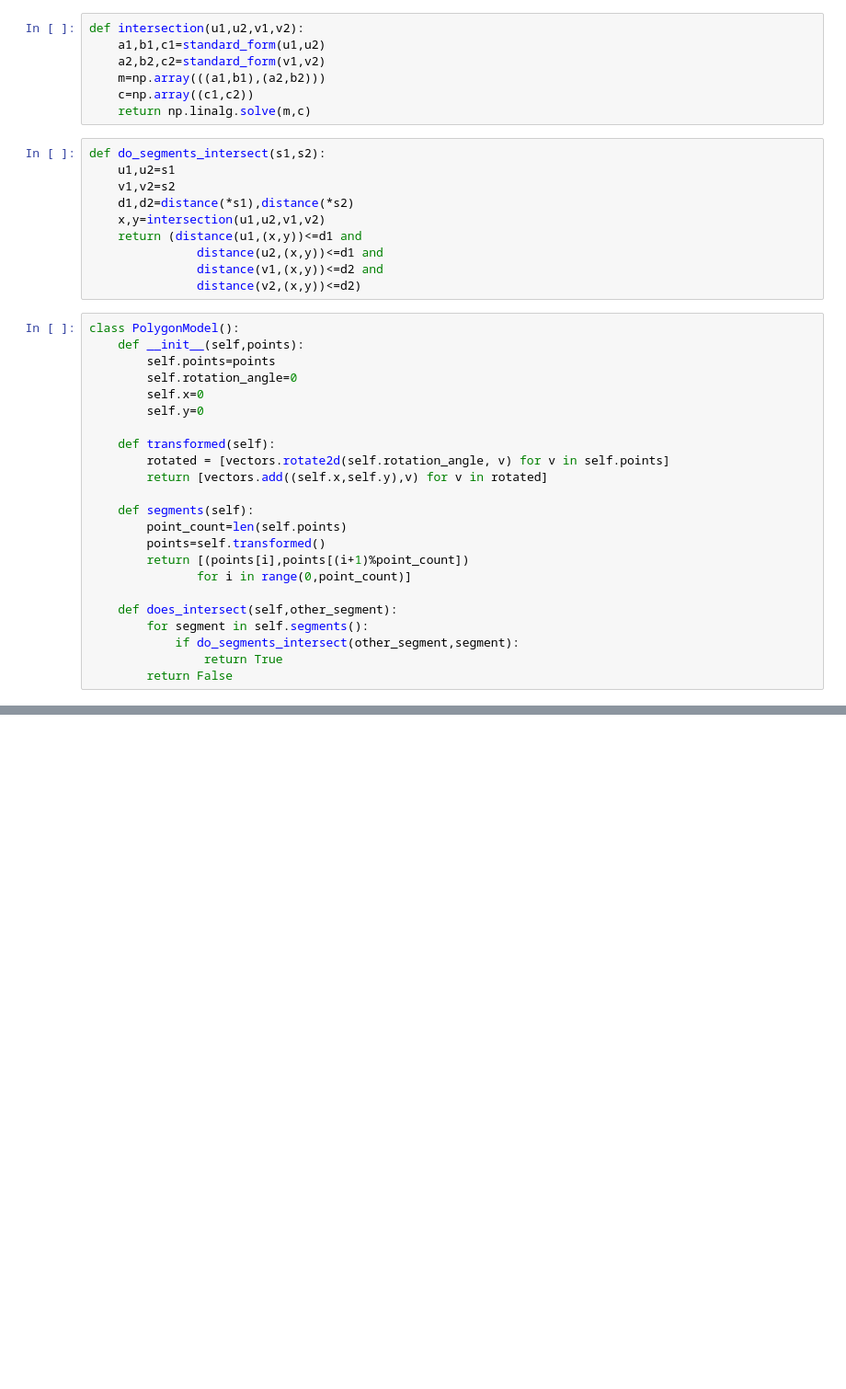
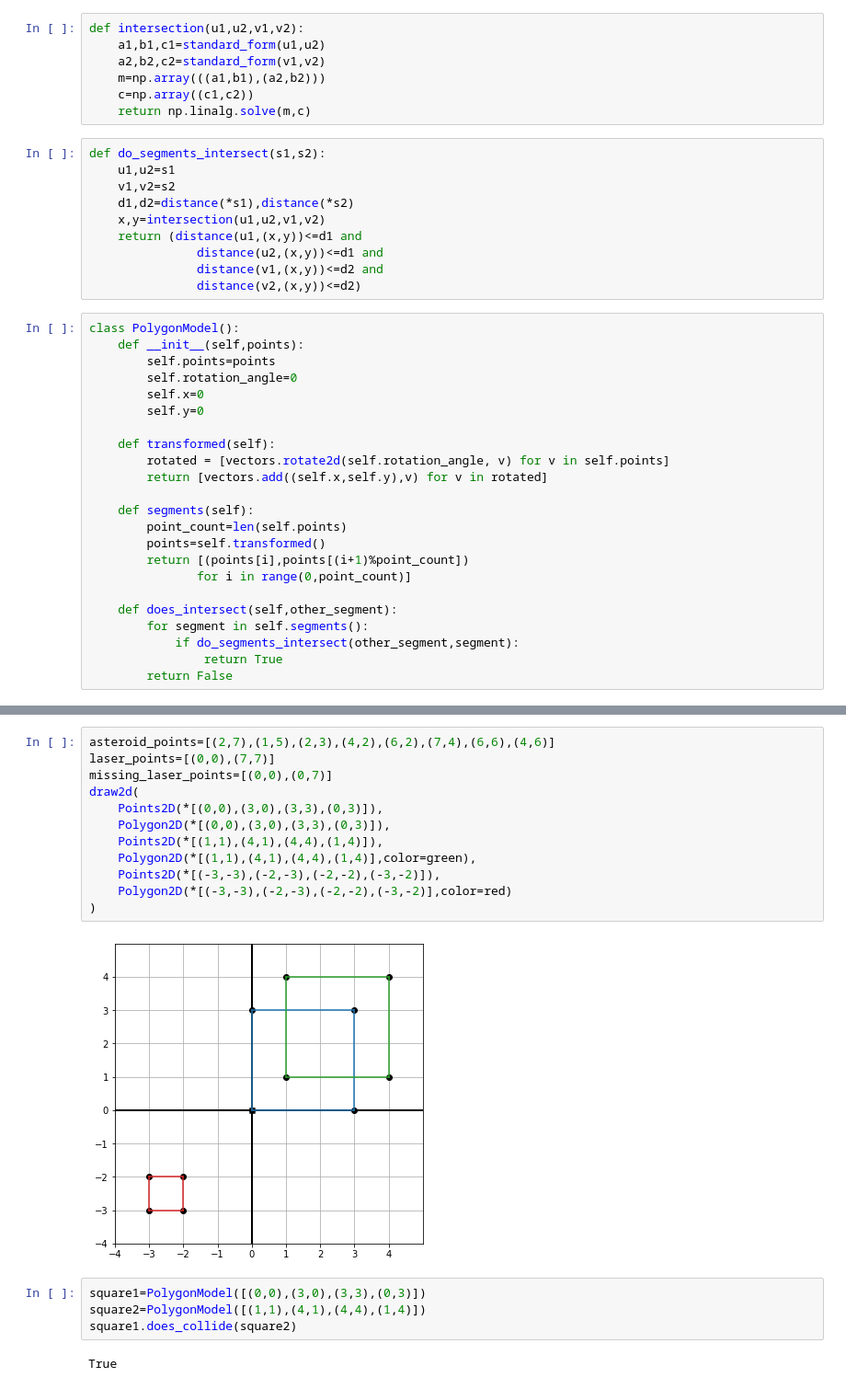
Before and after one commit to Sakurajima-sight/Mathematics-for-programmers-Python, a Jupyter notebook: Chapter 07/Untitled.ipynb, the cells around one changed output, grey strips where cells are left out. Shown: that part at 92% size. Drawn from its saved outputs; the diff is of its cells as text; blank space fills up the shorter version.

```diff
--- a/Chapter 07/Untitled.ipynb
+++ b/Chapter 07/Untitled.ipynb
@@ -131,0 +247,20 @@ class PolygonModel():
+# %%
+asteroid_points=[(2,7),(1,5),(2,3),(4,2),(6,2),(7,4),(6,6),(4,6)]
+laser_points=[(0,0),(7,7)]
+missing_laser_points=[(0,0),(0,7)]
+draw2d(
+    Points2D(*[(0,0),(3,0),(3,3),(0,3)]),
+    Polygon2D(*[(0,0),(3,0),(3,3),(0,3)]),
+    Points2D(*[(1,1),(4,1),(4,4),(1,4)]),
+    Polygon2D(*[(1,1),(4,1),(4,4),(1,4)],color=green),
+    Points2D(*[(-3,-3),(-2,-3),(-2,-2),(-3,-2)]),
+    Polygon2D(*[(-3,-3),(-2,-3),(-2,-2),(-3,-2)],color=red)
+)
+# %% [output]
+[figure, added]
+# %%
+square1=PolygonModel([(0,0),(3,0),(3,3),(0,3)])
+square2=PolygonModel([(1,1),(4,1),(4,4),(1,4)])
+square1.does_collide(square2)
+# %% [output]
+True
```
Also changed, not shown: parts of 14 cells of this notebook, 2 other files.
